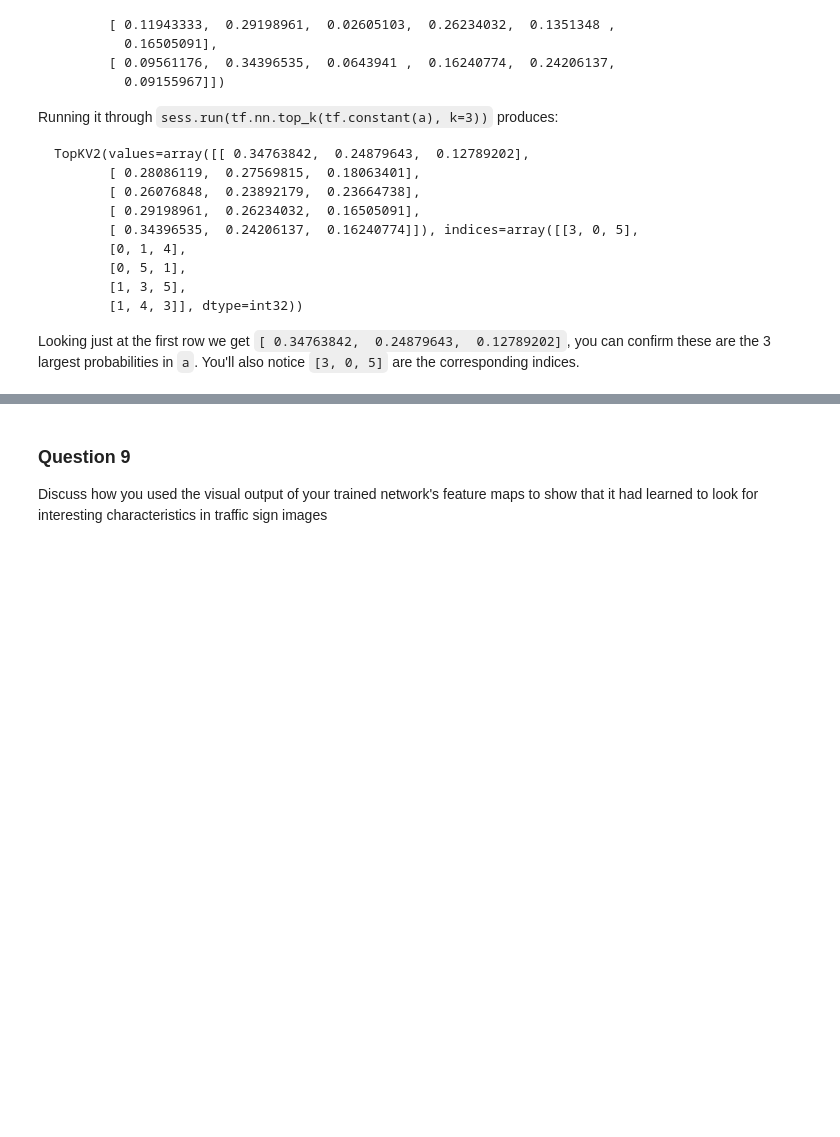
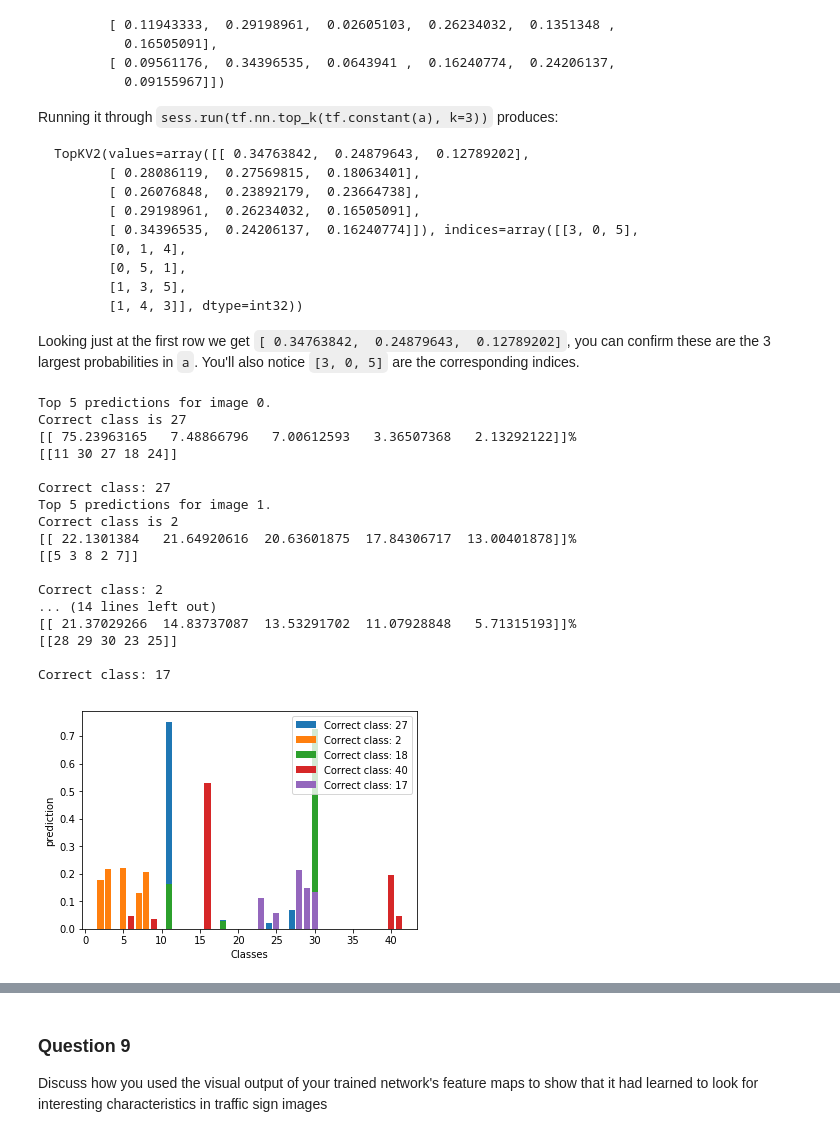
Before and after one commit to Heych88/udacity-sdcnd-traffic-sign-classification, a Jupyter notebook: Traffic_Sign_Classifier.ipynb, the cells around one changed output, grey strips where cells are left out. Cells and saved outputs as stored; diff of their text form; code cells hidden in the pictures; blank space fills up the shorter version.

Commit message:
Feat:  Add bar chart top 5 predictions

```diff
--- a/Traffic_Sign_Classifier.ipynb
+++ b/Traffic_Sign_Classifier.ipynb
@@ -481,7 +481,7 @@ optimizer = tf.train.AdamOptimizer(learning_rate = lr)
 # train the model to minimise the loss
 training_operation = optimizer.minimize(loss_operation)
 # %%
-EPOCHS = 75
+EPOCHS = 3
 BATCH_SIZE = 128
 # %% [markdown]
 #### Check the validation of the model
@@ -686,11 +696,36 @@ Looking just at the first row we get `[ 0.34763842,  0.24879643,  0.12789202]`,
 # %%
 ### Print out the top five softmax probabilities for the predictions on the German traffic sign images found on the web.
 ### Feel free to use as many code cells as needed.
 with tf.Session() as sess:
     values, indices = sess.run(tf.nn.top_k(tf.constant(results), k=5))
     for i in range(0,5):
         print('Top 5 predictions for image {0}.\nCorrect class is {1}\n{2}%\n{3}\n'.format( \
             i, y_new[i], values[i]*100, indices[i]))
+        string = "Correct class: " + str(y_new[i])
+        print(string)
+        plt.bar(indices[i][0], values[i][0], label=string)
+        plt.xlabel('Classes')
+        plt.ylabel('prediction')
+        plt.legend()
+# %% [output]
+Top 5 predictions for image 0.
+Correct class is 27
+[[ 75.23963165   7.48866796   7.00612593   3.36507368   2.13292122]]%
+[[11 30 27 18 24]]
+
+Correct class: 27
+Top 5 predictions for image 1.
+Correct class is 2
+[[ 22.1301384   21.64920616  20.63601875  17.84306717  13.00401878]]%
+[[5 3 8 2 7]]
+
+Correct class: 2
+... (14 lines left out)
+[[ 21.37029266  14.83737087  13.53291702  11.07928848   5.71315193]]%
+[[28 29 30 23 25]]
+
+Correct class: 17
+[figure, added]
 # %% [markdown]
 ---
 
```
Also changed, not shown: parts of 4 cells of this notebook.
